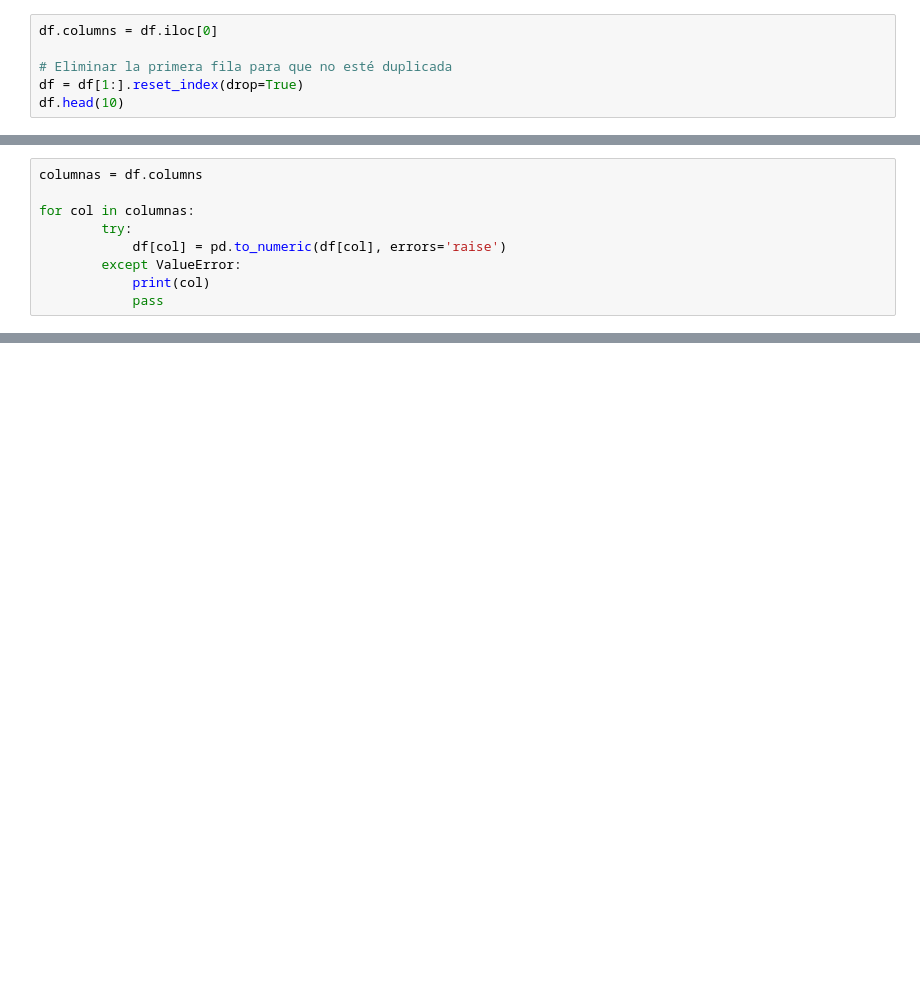
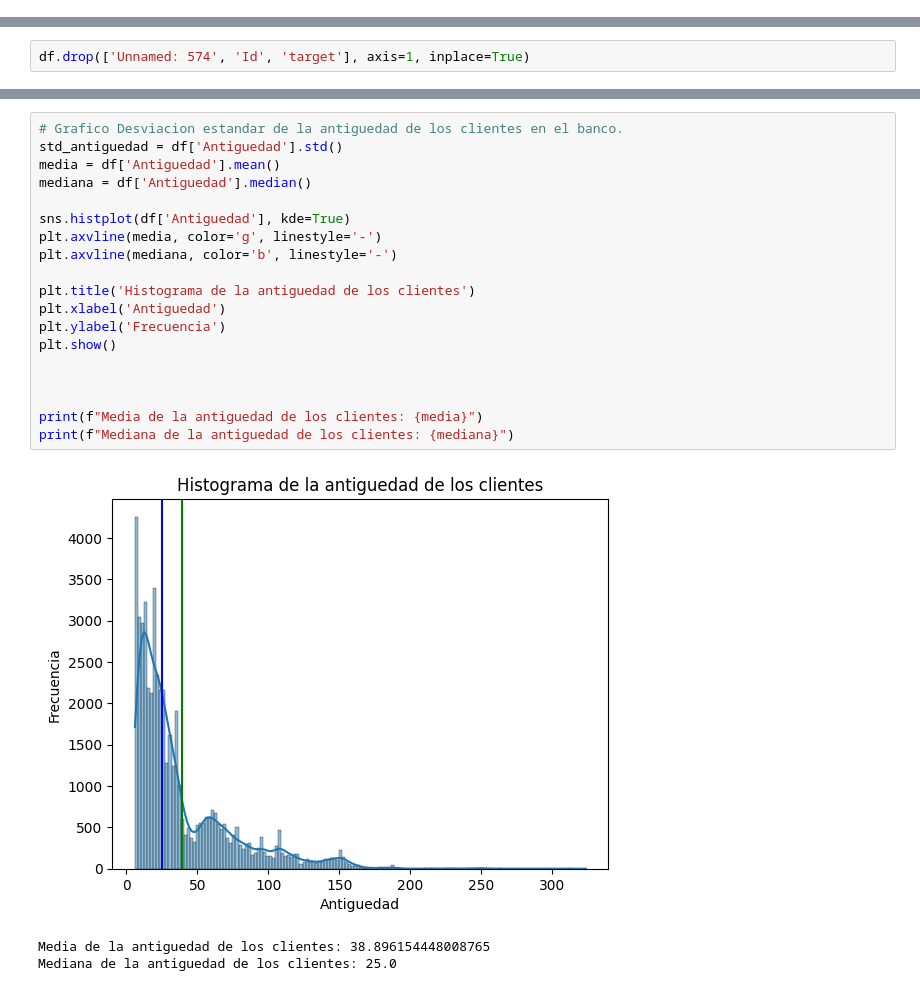
Before and after one commit to GodDoesNotPlayDice/ET-ML, a Jupyter notebook: ET1.ipynb, the cells around one changed output, grey strips where cells are left out. Saved outputs shown, nothing was run; the diff lists cells and outputs as text; blank space fills up the shorter version.

Commit message:
algunos graficos y eliminacion de columnas innecesarias

```diff
--- a/ET1.ipynb
+++ b/ET1.ipynb
@@ -34,6 +110,0 @@ print(df.head(10))
-# %%
-df.columns = df.iloc[0]
-
-# Eliminar la primera fila para que no esté duplicada
-df = df[1:].reset_index(drop=True)
-df.head(10)
@@ -72,0 +111,2 @@ df.columns.to_list()
+# %%
+df.drop(['Unnamed: 574', 'Id', 'target'], axis=1, inplace=True)
@@ -80,9 +121,0 @@ Cantidad de columnas 575
-# %%
-columnas = df.columns
-
-for col in columnas:
-        try:
-            df[col] = pd.to_numeric(df[col], errors='raise')
-        except ValueError:
-            print(col)
-            pass
@@ -161,0 +213,23 @@ NaN                NaN        NaN       NaN  NaN
+# %%
+# Grafico Desviacion estandar de la antiguedad de los clientes en el banco.
+std_antiguedad = df['Antiguedad'].std()
+media = df['Antiguedad'].mean()
+mediana = df['Antiguedad'].median()
+
+sns.histplot(df['Antiguedad'], kde=True)
+plt.axvline(media, color='g', linestyle='-')
+plt.axvline(mediana, color='b', linestyle='-')
+
+plt.title('Histograma de la antiguedad de los clientes')
+plt.xlabel('Antiguedad')
+plt.ylabel('Frecuencia')
+plt.show()
+
+
+
+print(f"Media de la antiguedad de los clientes: {media}")
+print(f"Mediana de la antiguedad de los clientes: {mediana}")
+# %% [output]
+[figure, added]
+Media de la antiguedad de los clientes: 38.896154448008765
+Mediana de la antiguedad de los clientes: 25.0
```
Also changed, not shown: parts of 21 cells of this notebook.
